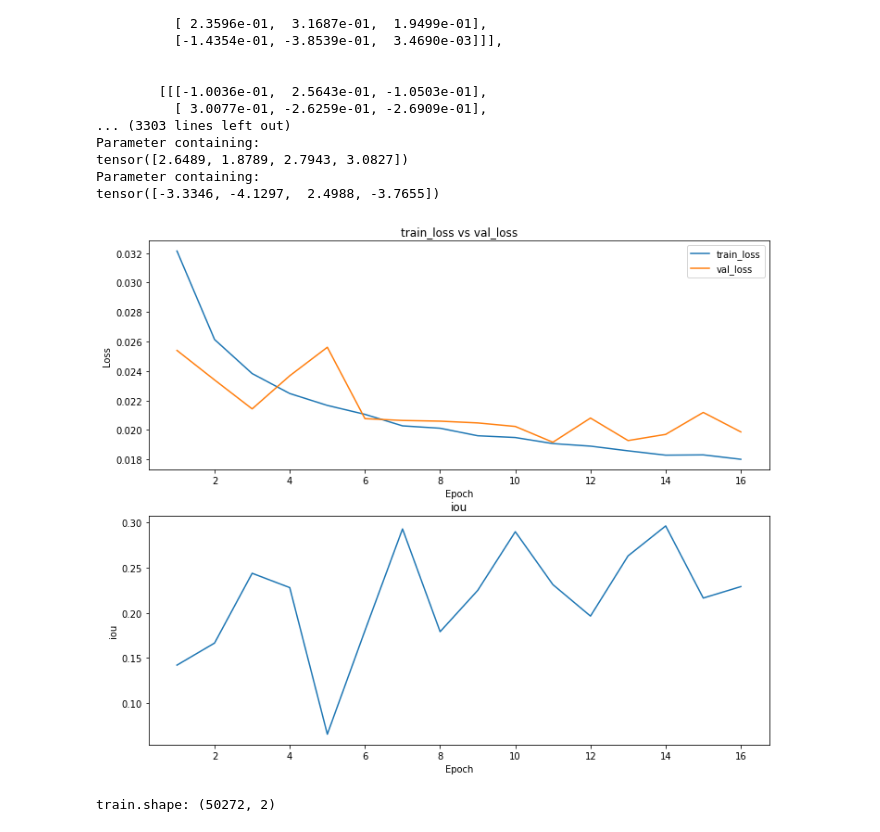
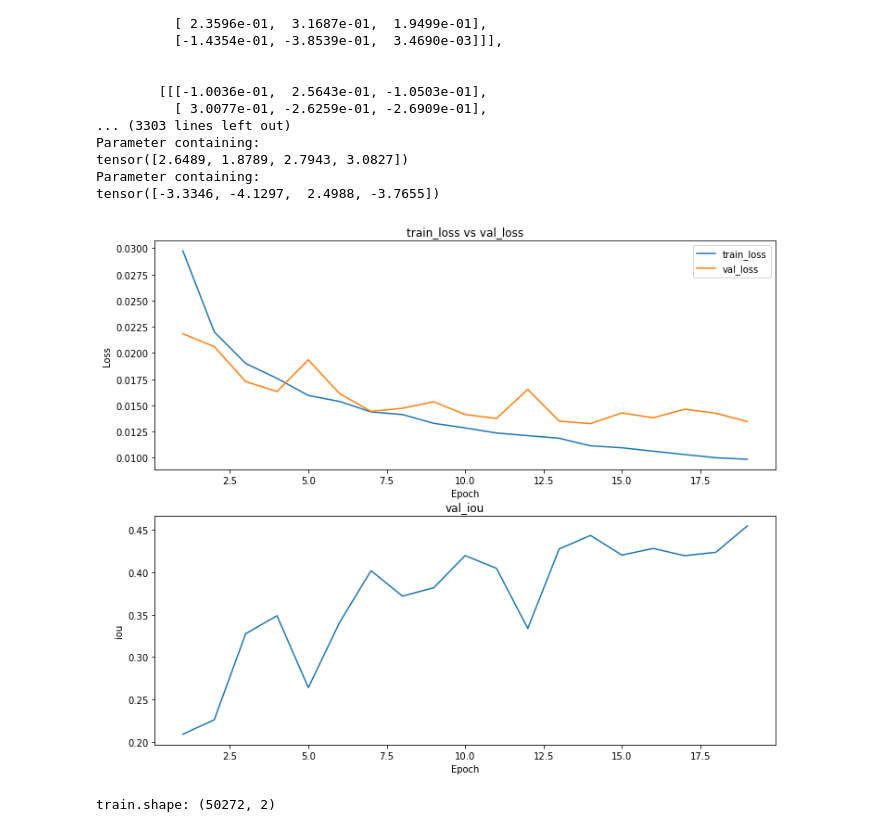
Before and after one commit to raymondlam19/Steel-Defect-Detection-Pytorch, a Jupyter notebook: notebook/3_new_model.ipynb, the cells around one changed output. Saved outputs shown, nothing was run; the diff lists cells and outputs as text; code cells hidden in the pictures.

```diff
--- a/notebook/3_new_model.ipynb
+++ b/notebook/3_new_model.ipynb
@@ -380,29 +380,28 @@ class UNet(BaseModel):
 # %%
 def draw_loss_metric(history, metric='accuracy'):
         '''
             Plot train_loss, val_loss, val_acc every epoch end
         '''
         fig, axs = plt.subplots(2,1, figsize=(12,10))
         axs[0].set_title("train_loss vs val_loss")
         axs[0].plot(history['epoch'], history['train_loss'])
         axs[0].plot(history['epoch'], history['val_loss'])
         axs[0].set_xlabel('Epoch')
         axs[0].set_ylabel('Loss')
         axs[0].legend(['train_loss', 'val_loss'], loc='upper right')
 
         val_metric = "val_"+metric
-        axs[1].set_title(metric)
-        axs[1].plot(history['epoch'], history["val_iou"].str.split(",").str[0].str.split("(").str[1].astype(float))
-        # axs[1].plot(history['epoch'], history["val_iou"])
+        axs[1].set_title(val_metric)
+        axs[1].plot(history['epoch'], history["val_iou"])
         axs[1].set_xlabel('Epoch')
         axs[1].set_ylabel(metric)
 
         plt.show()
 
-history = pd.read_csv(os.path.join(ROOT_DIR, 'saved/log/Steel_Defect_Detection/0611_000526', 'history.csv'))
+history = pd.read_csv(os.path.join(ROOT_DIR, 'saved/log/Steel_Defect_Detection/0615_214833', 'history.csv'))
 draw_loss_metric(history, "iou")
 # %% [output]
-[figure, old version]
+[figure, new version]
 # %%
 import os
 import numpy as np
```
Also changed, not shown: parts of 4 cells of this notebook, 2 other files.
